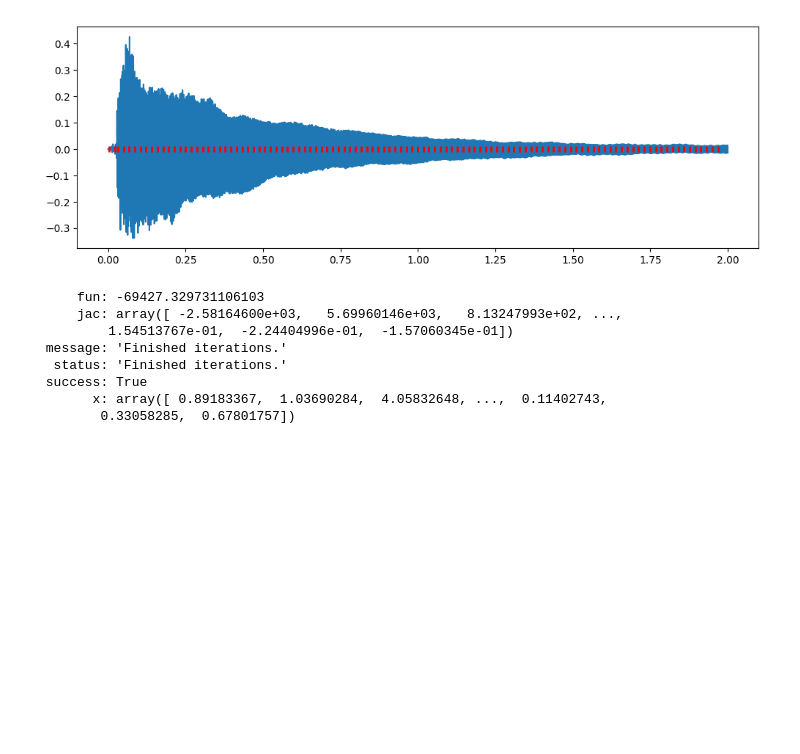
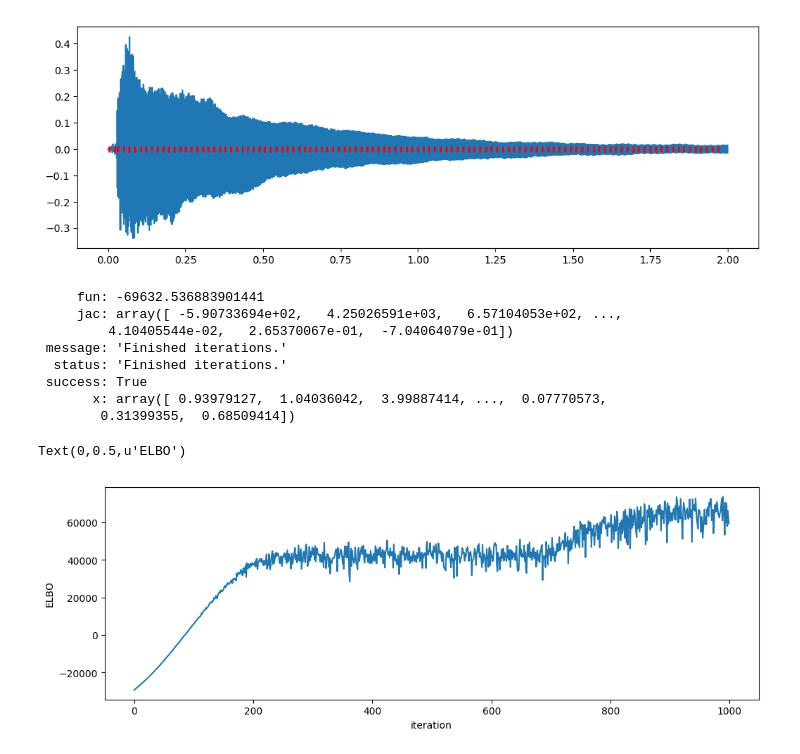
Before and after one commit to PabloAlvarado/gpitch, a Jupyter notebook: demos/notebooks/demo_modgp-real-audio.ipynb, the cells around one changed output. Cells and saved outputs as stored; diff of their text form; code cells hidden in the pictures; blank space fills up the shorter version.

```diff
--- a/demos/notebooks/demo_modgp-real-audio.ipynb
+++ b/demos/notebooks/demo_modgp-real-audio.ipynb
@@ -49,18 +51,32 @@ m = gpitch.pdgp.Pdgp(x=x.copy(), y=y.copy(), z=z, kern=kern, minibatch_size=100)
 m.za.fixed = True
 m.zc.fixed = True
+# %%
+logf = []
+def logger(x):
+    if (logger.i % 10) == 0:
+        logf.append(m._objective(x)[0])
+    logger.i+=1
+logger.i = 1
 # %%
 # optimization
 method = tf.train.AdamOptimizer(learning_rate=0.0025)
-m.optimize(method=method, maxiter=10000)
+m.optimize(method=method, maxiter=10000, callback=logger)
 # %% [output]
-     fun: -69427.329731106103
-     jac: array([ -2.58164600e+03,   5.69960146e+03,   8.13247993e+02, ...,
-         1.54513767e-01,  -2.24404996e-01,  -1.57060345e-01])
+     fun: -69632.536883901441
+     jac: array([ -5.90733694e+02,   4.25026591e+03,   6.57104053e+02, ...,
+         4.10405544e-02,   2.65370067e-01,  -7.04064079e-01])
  message: 'Finished iterations.'
   status: 'Finished iterations.'
  success: True
-       x: array([ 0.89183367,  1.03690284,  4.05832648, ...,  0.11402743,
-        0.33058285,  0.67801757])
+       x: array([ 0.93979127,  1.04036042,  3.99887414, ...,  0.07770573,
+        0.31399355,  0.68509414])
+# %%
+plt.plot(-np.array(logf))
+plt.xlabel('iteration')
+plt.ylabel('ELBO')
+# %% [output]
+Text(0,0.5,u'ELBO')
+[figure, added]
 # %%
 # predict
 xtest = x[::3].copy()
```
Also changed, not shown: parts of 3 cells of this notebook, 1 other file.
